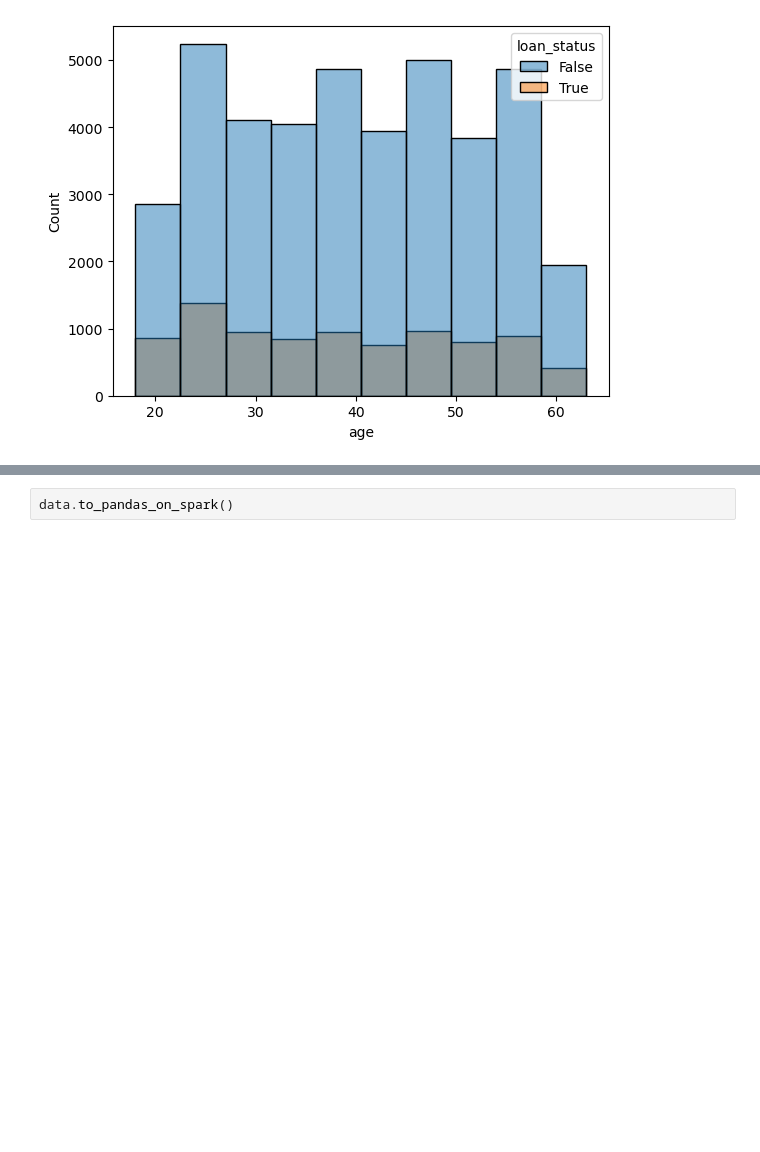
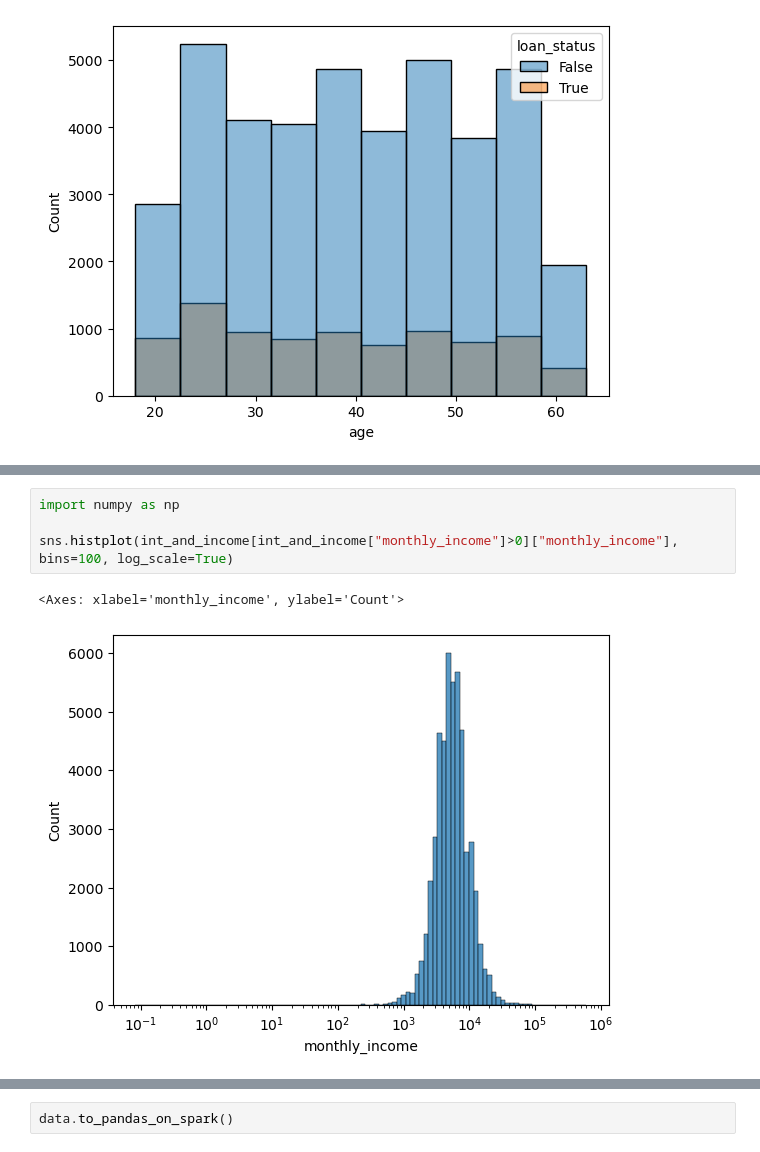
Before and after one commit to vengleab/BigData-Sunrise-2024, a Jupyter notebook: spark-sql/Spark SQL.ipynb, the cells around one changed output, grey strips where cells are left out. Cells and saved outputs as stored; diff of their text form; blank space fills up the shorter version.

```diff
--- a/spark-sql/Spark SQL.ipynb
+++ b/spark-sql/Spark SQL.ipynb
@@ -442,0 +637,7 @@ only showing top 20 rows
+# %%
+import numpy as np
+
+sns.histplot(int_and_income[int_and_income["monthly_income"]>0]["monthly_income"], bins=100, log_scale=True)
+# %% [output]
+<Axes: xlabel='monthly_income', ylabel='Count'>
+[figure, added]
```
Also changed, not shown: parts of 20 cells of this notebook.
